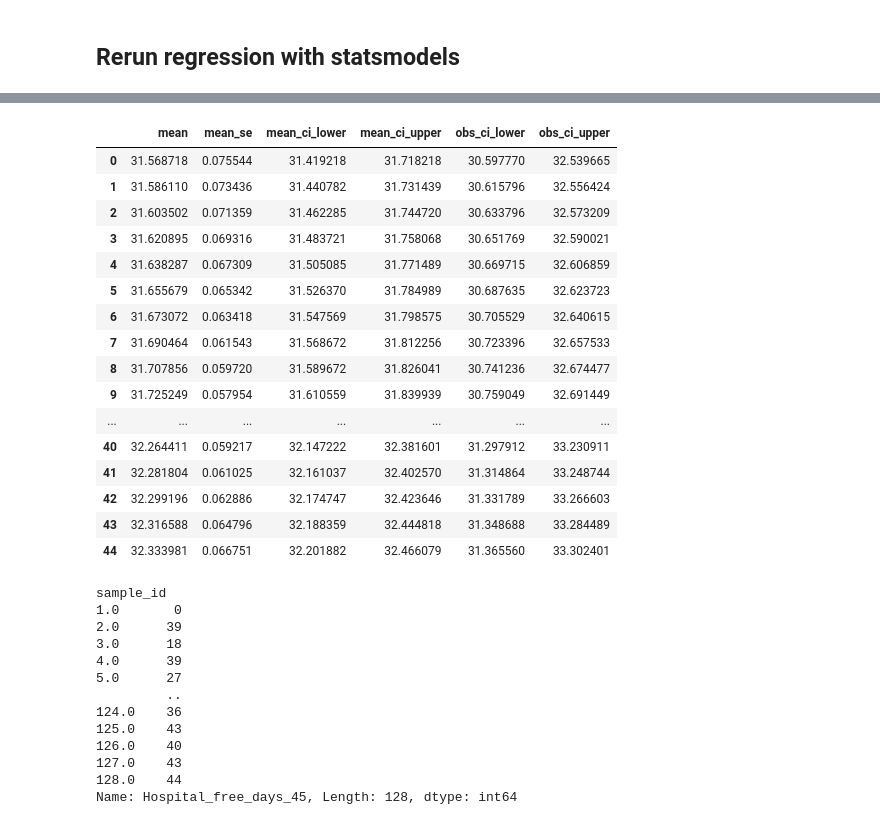
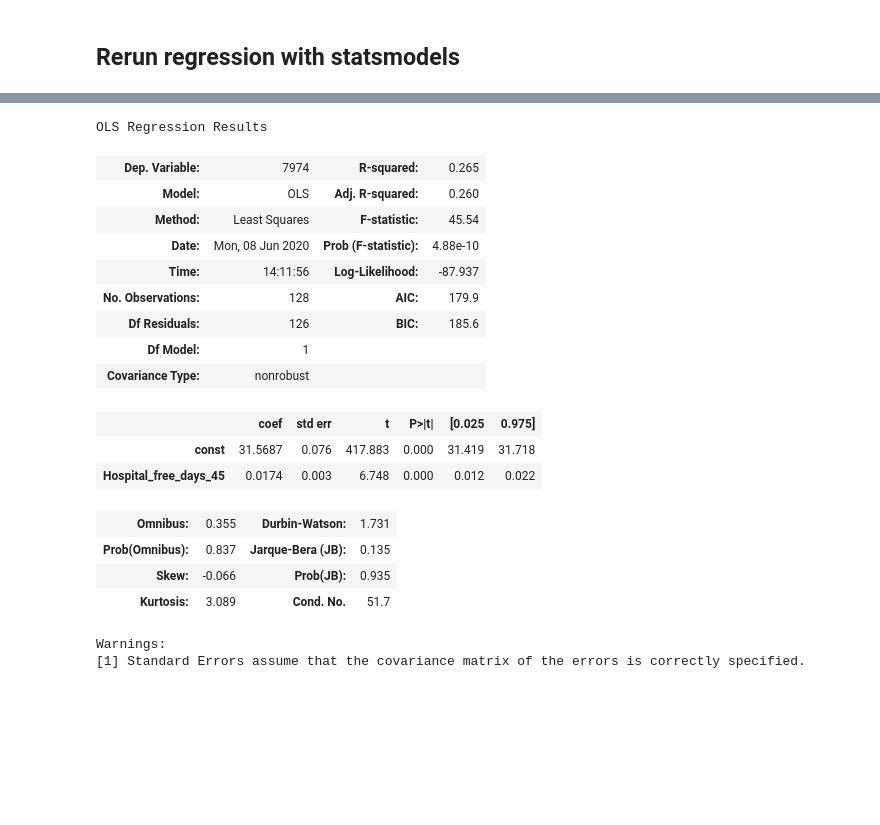
Before and after one commit to ijmiller2/COVID-19_Multi-Omics, a Jupyter notebook: eda/IJM/multi-omics/6.0_lr_with_CI.ipynb, the cells around one changed output, grey strips where cells are left out. Saved outputs shown, nothing was run; the diff lists cells and outputs as text; code cells hidden in the pictures; blank space fills up the shorter version.

```diff
--- a/eda/IJM/multi-omics/6.0_lr_with_CI.ipynb
+++ b/eda/IJM/multi-omics/6.0_lr_with_CI.ipynb
@@ -456,37 +321,23 @@ X = sm.add_constant(HFD_range)
-# %%
-out_of_sample_predictions = res.get_prediction(X)
-out_of_sample_predictions.summary_frame(alpha=0.05)
-# %% [output]
-|  | mean | mean_se | mean_ci_lower | mean_ci_upper | obs_ci_lower | obs_ci_upper |
-| 0 | 31.568718 | 0.075544 | 31.419218 | 31.718218 | 30.597770 | 32.539665 |
-| 1 | 31.586110 | 0.073436 | 31.440782 | 31.731439 | 30.615796 | 32.556424 |
-| 2 | 31.603502 | 0.071359 | 31.462285 | 31.744720 | 30.633796 | 32.573209 |
-| 3 | 31.620895 | 0.069316 | 31.483721 | 31.758068 | 30.651769 | 32.590021 |
-| 4 | 31.638287 | 0.067309 | 31.505085 | 31.771489 | 30.669715 | 32.606859 |
-| 5 | 31.655679 | 0.065342 | 31.526370 | 31.784989 | 30.687635 | 32.623723 |
-| 6 | 31.673072 | 0.063418 | 31.547569 | 31.798575 | 30.705529 | 32.640615 |
-| 7 | 31.690464 | 0.061543 | 31.568672 | 31.812256 | 30.723396 | 32.657533 |
-| 8 | 31.707856 | 0.059720 | 31.589672 | 31.826041 | 30.741236 | 32.674477 |
-| 9 | 31.725249 | 0.057954 | 31.610559 | 31.839939 | 30.759049 | 32.691449 |
-| ... | ... | ... | ... | ... | ... | ... |
-| 40 | 32.264411 | 0.059217 | 32.147222 | 32.381601 | 31.297912 | 33.230911 |
-| 41 | 32.281804 | 0.061025 | 32.161037 | 32.402570 | 31.314864 | 33.248744 |
-| 42 | 32.299196 | 0.062886 | 32.174747 | 32.423646 | 31.331789 | 33.266603 |
-| 43 | 32.316588 | 0.064796 | 32.188359 | 32.444818 | 31.348688 | 33.284489 |
-| 44 | 32.333981 | 0.066751 | 32.201882 | 32.466079 | 31.365560 | 33.302401 |
-# %%
-x
-# %% [output]
-sample_id
-1.0       0
-2.0      39
-3.0      18
-4.0      39
-5.0      27
-         ..
-124.0    36
-125.0    43
-126.0    40
-127.0    43
-128.0    44
-Name: Hospital_free_days_45, Length: 128, dtype: int64
+# %%
+# model results summary
+res.summary()
+# %% [output]
+OLS Regression Results
+| Dep. Variable: | 7974 | R-squared: | 0.265 |
+| Model: | OLS | Adj. R-squared: | 0.260 |
+| Method: | Least Squares | F-statistic: | 45.54 |
+| Date: | Mon, 08 Jun 2020 | Prob (F-statistic): | 4.88e-10 |
+| Time: | 14:11:56 | Log-Likelihood: | -87.937 |
+| No. Observations: | 128 | AIC: | 179.9 |
+| Df Residuals: | 126 | BIC: | 185.6 |
+| Df Model: | 1 |  |  |
+| Covariance Type: | nonrobust |  |  |
+|  | coef | std err | t | P>|t| | [0.025 | 0.975] |
+| const | 31.5687 | 0.076 | 417.883 | 0.000 | 31.419 | 31.718 |
+| Hospital_free_days_45 | 0.0174 | 0.003 | 6.748 | 0.000 | 0.012 | 0.022 |
+| Omnibus: | 0.355 | Durbin-Watson: | 1.731 |
+| Prob(Omnibus): | 0.837 | Jarque-Bera (JB): | 0.135 |
+| Skew: | -0.066 | Prob(JB): | 0.935 |
+| Kurtosis: | 3.089 | Cond. No. | 51.7 |
+Warnings:
+[1] Standard Errors assume that the covariance matrix of the errors is correctly specified.
```
Also changed, not shown: parts of 14 cells of this notebook.
